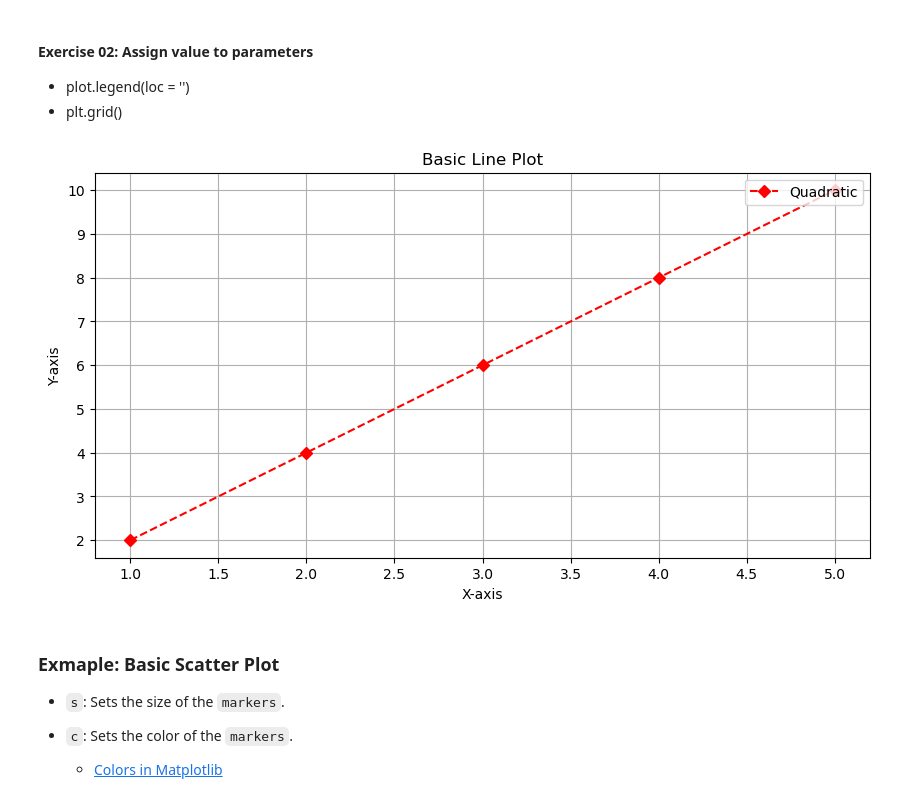
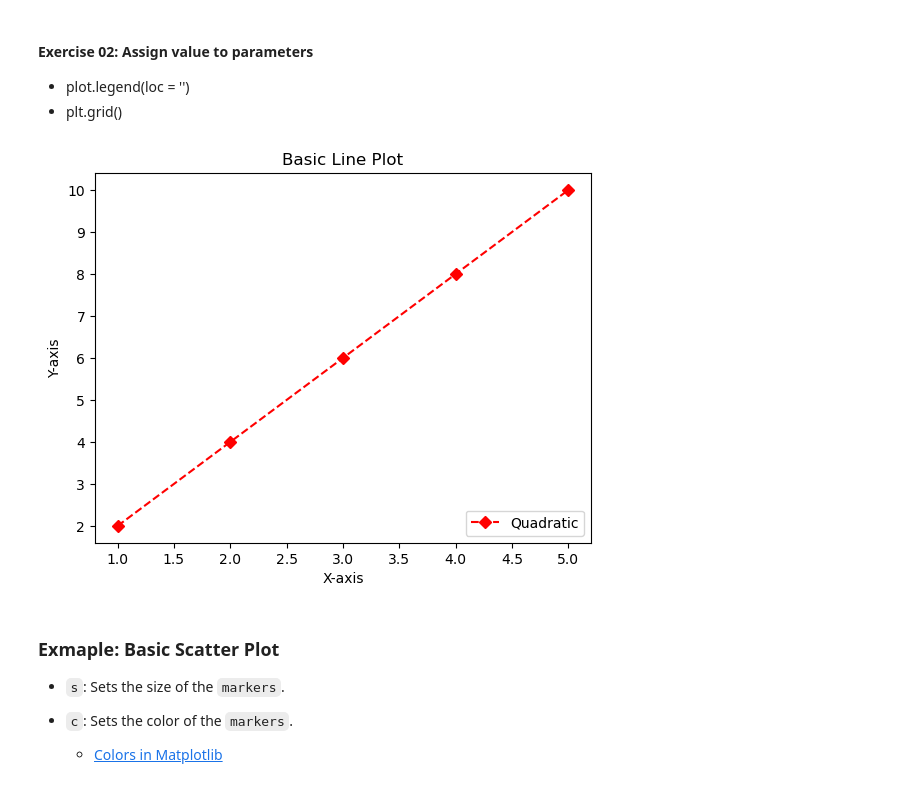
Before and after one commit to gisynw/geog386, a Jupyter notebook: docs/Lectures/Week06_visualization/Student_Week06_visualization.ipynb, the cells around one changed output. Saved outputs shown, nothing was run; the diff lists cells and outputs as text; code cells hidden in the pictures.

```diff
--- a/docs/Lectures/Week06_visualization/Student_Week06_visualization.ipynb
+++ b/docs/Lectures/Week06_visualization/Student_Week06_visualization.ipynb
@@ -131,18 +130,18 @@ Additional parameters include:
 # %%
 # Create a basic line plot
 plt.plot(x, y, marker='D', linestyle='dashed', color='red', label="Quadratic")
 
 # Customize the plot
 plt.title("Basic Line Plot")  # Set title of the plot
 plt.xlabel("X-axis")          # Label for x-axis
 plt.ylabel("Y-axis")          # Label for y-axis
 
-plt.legend()  # Add legend
-plt.grid()                # Display gridlines
+plt.legend(loc = 'lower right')  # Add legend
+plt.grid(False)                # Display gridlines
 
 plt.show()
 # %% [output]
-[figure, old version]
+[figure, new version]
 # %% [markdown]
 ### Exmaple: Basic Scatter Plot
 
```
Also changed, not shown: parts of 14 cells of this notebook, 1 other file.
